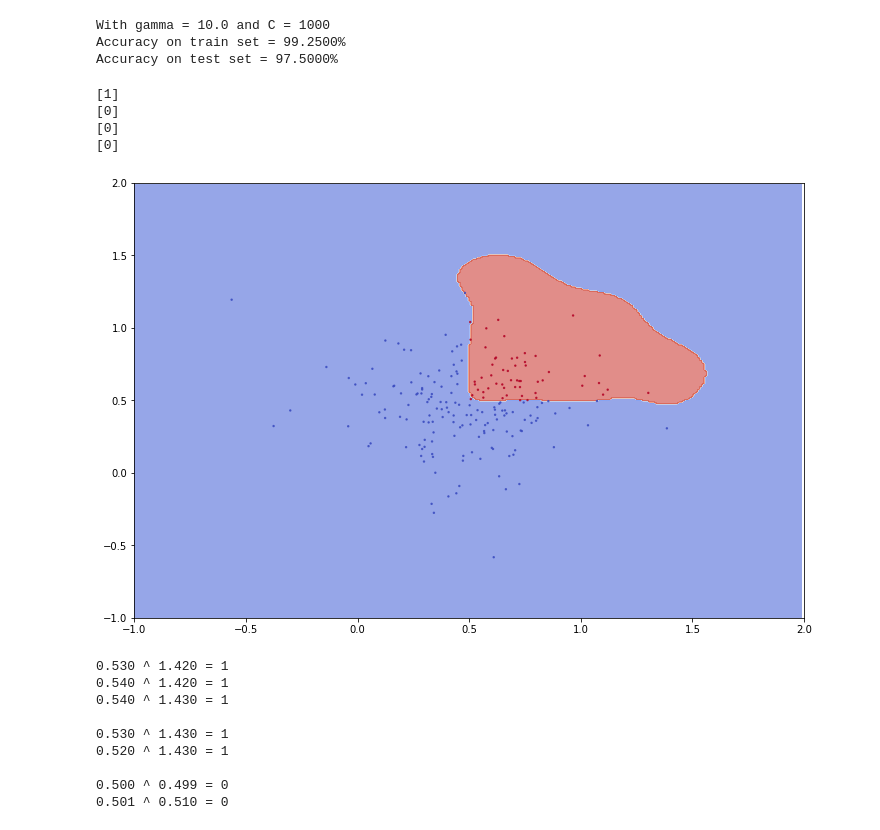
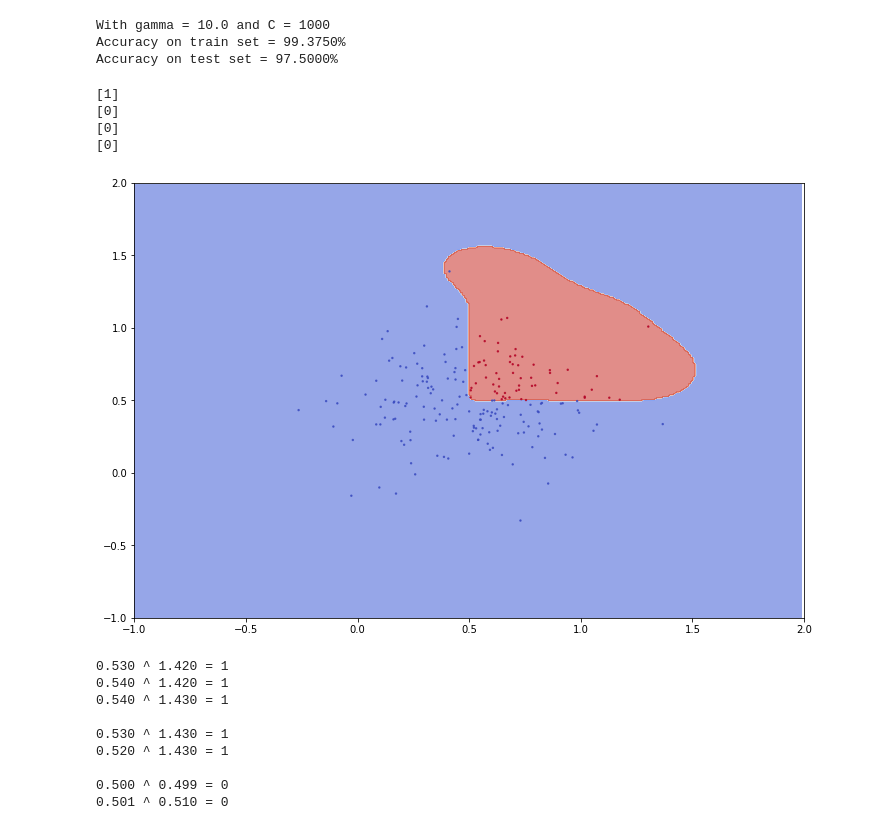
Before and after one commit to changx03/jupyter_tensorflow, a Jupyter notebook: and_gate.ipynb, the cells around one changed output. Saved outputs shown, nothing was run; the diff lists cells and outputs as text; code cells hidden in the pictures.

```diff
--- a/and_gate.ipynb
+++ b/and_gate.ipynb
@@ -25 +21,4 @@ def get_y(inputs):
+# %%
+n = 1000
+x, y = and_gen.generate_samples(1000, random_state=random_state)
 # %%
@@ -38,4 +37,2 @@ plt.show()
-# %%
-y = get_y(x)
 # %%
 # 1/4 of the samples should output 1
@@ -62,6 +61,8 @@ x_train, x_test, y_train, y_test = train_test_split(x, y, test_size = 0.20)
 # SVM
 gamma = 10.0
 C = 1000
-model_svm1 = svm.SVC(kernel='rbf', decision_function_shape='ovo', random_state=random_state, gamma=gamma, C=C)
+model_svm1 = svm.SVC(
+    kernel='rbf', decision_function_shape='ovo',
+    random_state=random_state, gamma=gamma, C=C)
 model_svm1.fit(x_train, y_train)
 # %% [output]
@@ -81,7 +82,7 @@ score = accuracy_score(y_test, y_pred)
 print(f'Accuracy on test set = {score*100:.4f}%')
 # %% [output]
 With gamma = 10.0 and C = 1000
-Accuracy on train set = 99.2500%
+Accuracy on train set = 99.3750%
 Accuracy on test set = 97.5000%
 # %%
 print(model_svm1.predict([[1., 1.]]))
@@ -96,21 +97,23 @@ print(model_svm1.predict([[0., 0.]]))
 # %%
 h = .01
 # by symmetry x and y axis should be in same range
 # x_min, x_max = x_test[:, 0].min() - 1, x_test[:, 0].max() + 1
 x_min, x_max = -1.0, 2
 
 xx, yy = np.meshgrid(np.arange(x_min, x_max, h), np.arange(x_min, x_max, h))
 Z = model_svm1.predict(np.c_[xx.ravel(), yy.ravel()])
 Z = Z.reshape(xx.shape)
 
 plt.figure(figsize=figsize.tolist())
-plt.contourf(xx, yy, Z, cmap=plt.cm.coolwarm, alpha=0.6)
-plt.scatter(x_test[:, 0], x_test[:, 1], c=y_test, marker='.', alpha=0.8, cmap=plt.cm.coolwarm, s=8, edgecolor='face')
+plt.contourf(xx, yy, Z, cmap='coolwarm', alpha=0.6)
+plt.scatter(
+    x_test[:, 0], x_test[:, 1], c=y_test, marker='.', alpha=0.8,
+    cmap='coolwarm', s=8, edgecolor='face')
 plt.xlim(x_min, x_max)
 plt.ylim(x_min, x_max)
 plt.show()
 # %% [output]
-[figure, old version]
+[figure, new version]
 # %%
 def print_adversarial_examples(model):
     print(f'0.530 ^ 1.420 = {model_svm1.predict([[.53, 1.42]])[0]}')
```
Also changed, not shown: parts of 60 cells of this notebook, 8 other files.
